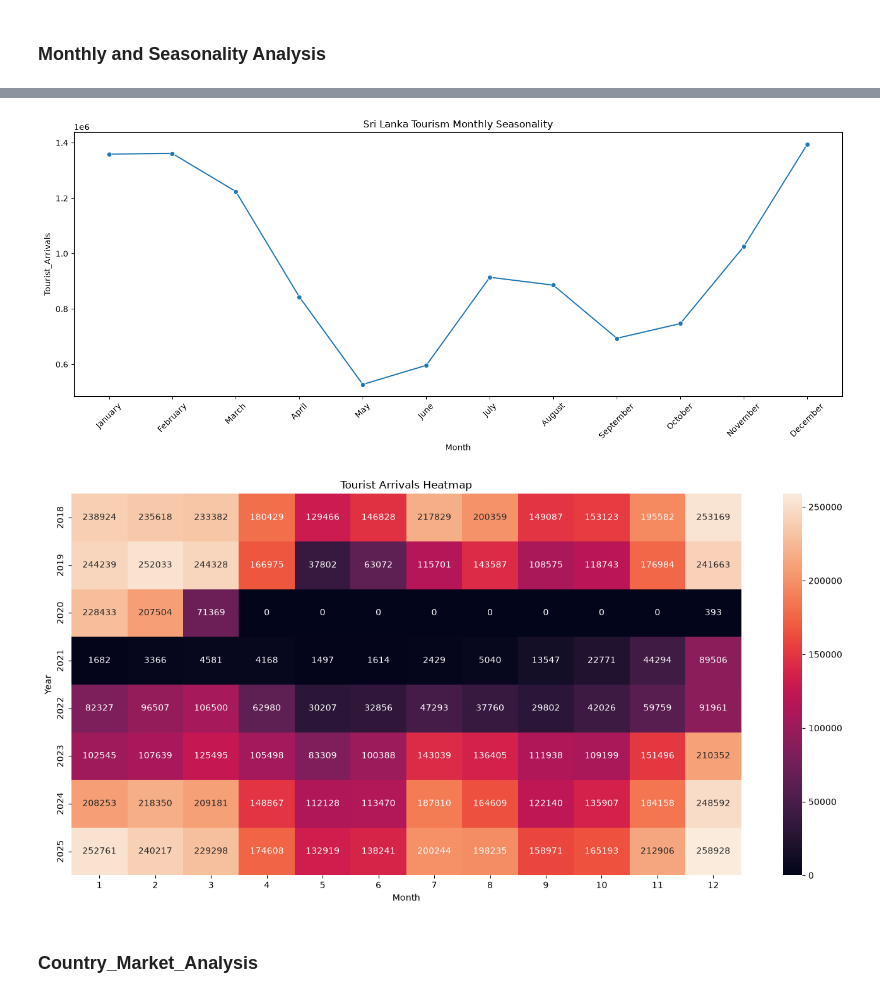
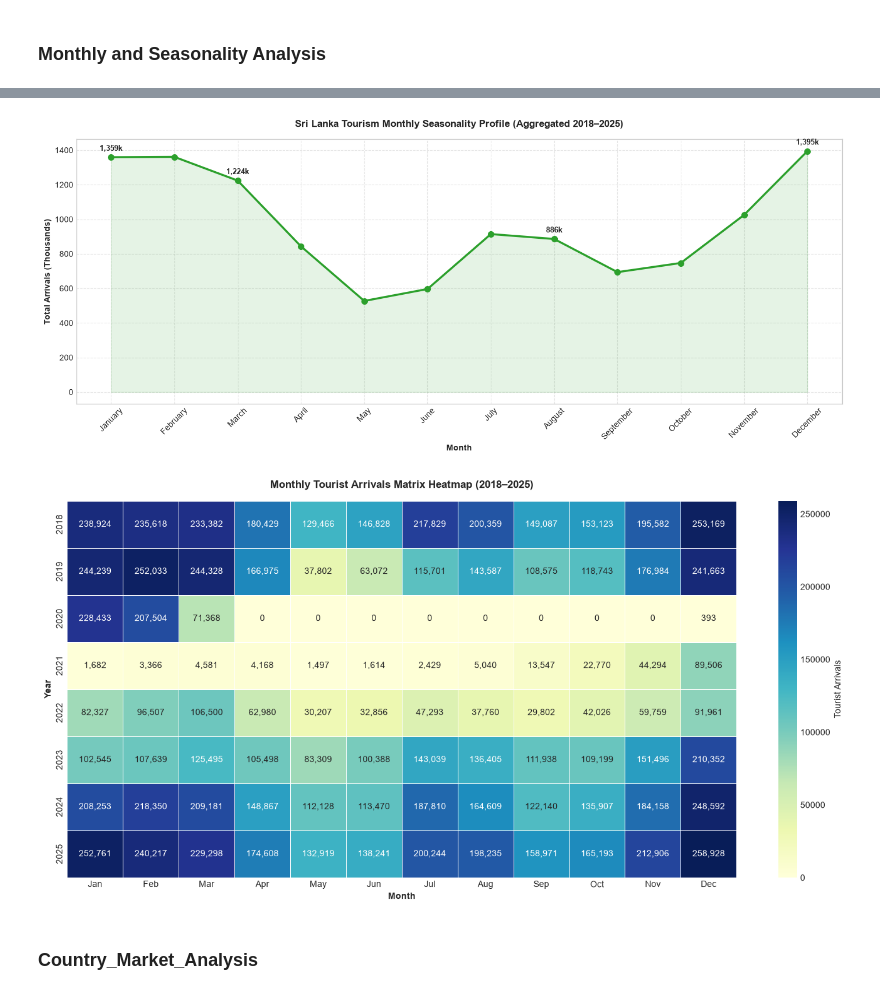
Before and after one commit to HimashMadushanka/Sri-Lanka-Tourism-Intelligence, a Jupyter notebook: notebooks/04_Overall_Tourism_Performance.ipynb, the cells around one changed output, grey strips where cells are left out. Drawn from its saved outputs; the diff is of its cells as text; code cells hidden in the pictures.

```diff
--- a/notebooks/04_Overall_Tourism_Performance.ipynb
+++ b/notebooks/04_Overall_Tourism_Performance.ipynb
@@ -2,8 +2,21 @@
 ### Import Library and data
 # %%
 import pandas as pd
+import numpy as np
 import matplotlib.pyplot as plt
 import seaborn as sns
+import matplotlib.ticker as ticker
+import os
+
+# Set global visual style for professional portfolio presentation
+plt.style.use("seaborn-v0_8-whitegrid" if "seaborn-v0_8-whitegrid" in plt.style.available else "default")
+plt.rcParams["font.family"] = "sans-serif"
+plt.rcParams["font.size"] = 10
+plt.rcParams["axes.titlesize"] = 12
+plt.rcParams["axes.titleweight"] = "bold"
+
+os.makedirs("../outputs/figures", exist_ok=True)
+os.makedirs("../outputs/tables", exist_ok=True)
 
 df = pd.read_csv(
     "../data/processed/tourism_arrivals_clean.csv"
@@ -127,47 +182,77 @@ monthly
 | 10 | 11 | November | 1025179.0 |
 | 11 | 12 | December | 1394564.0 |
 # %%
-plt.figure(figsize=(14, 6))
+fig, ax = plt.subplots(figsize=(14, 6))
 
-sns.lineplot(
-    data=monthly,
-    x="Month",
-    y="Tourist_Arrivals",
-    marker="o"
+ax.plot(
+    monthly["Month"],
+    monthly["Tourist_Arrivals"] / 1e3,
+    marker="o",
+    color="#2ca02c",
+    linewidth=2.5,
+    markersize=7
 )
 
-plt.xticks(rotation=45)
-plt.title("Sri Lanka Tourism Monthly Seasonality")
+ax.fill_between(
+    monthly["Month"],
+    monthly["Tourist_Arrivals"] / 1e3,
+    color="#2ca02c",
+    alpha=0.12
+)
+
+# Highlight peak months (December & January)
+for _, row in monthly.iterrows():
+    if row["Month"] in ["December", "January", "March", "August"]:
+        ax.annotate(
+            f"{row['Tourist_Arrivals']/1e3:,.0f}k",
+            (row["Month"], row["Tourist_Arrivals"] / 1e3),
+            textcoords="offset points",
+            xytext=(0, 8),
+            ha="center",
+            fontsize=9,
+            fontweight="bold"
+        )
+
+ax.set_title("Sri Lanka Tourism Monthly Seasonality Profile (Aggregated 2018–2025)", pad=15)
+ax.set_xlabel("Month", fontweight="bold")
+ax.set_ylabel("Total Arrivals (Thousands)", fontweight="bold")
+ax.tick_params(axis="x", rotation=45)
+ax.grid(True, linestyle="--", alpha=0.5)
 
 plt.tight_layout()
 plt.show()
 # %% [output]
-[figure, old version]
+[figure, new version]
 # %%
 heatmap_data = df.pivot_table(
     index="Year",
     columns="Month_Number",
     values="Tourist_Arrivals",
     aggfunc="sum"
 )
 
+month_labels = ["Jan", "Feb", "Mar", "Apr", "May", "Jun", "Jul", "Aug", "Sep", "Oct", "Nov", "Dec"]
+
 plt.figure(figsize=(14, 7))
 
 sns.heatmap(
     heatmap_data,
     annot=True,
-    fmt=".0f"
+    fmt=",.0f",
+    cmap="YlGnBu",
+    cbar_kws={"label": "Tourist Arrivals"},
+    xticklabels=month_labels,
+    linewidths=0.5
 )
 
-plt.title("Tourist Arrivals Heatmap")
-
-plt.xlabel("Month")
-plt.ylabel("Year")
+plt.title("Monthly Tourist Arrivals Matrix Heatmap (2018–2025)", pad=15)
+plt.xlabel("Month", fontweight="bold")
+plt.ylabel("Year", fontweight="bold")
 
 plt.tight_layout()
 plt.show()
 # %% [output]
-[figure, old version]
+[figure, new version]
 # %% [markdown]
 ### Country_Market_Analysis
 # %%
```
Also changed, not shown: parts of 73 cells of this notebook, 7 other files.
